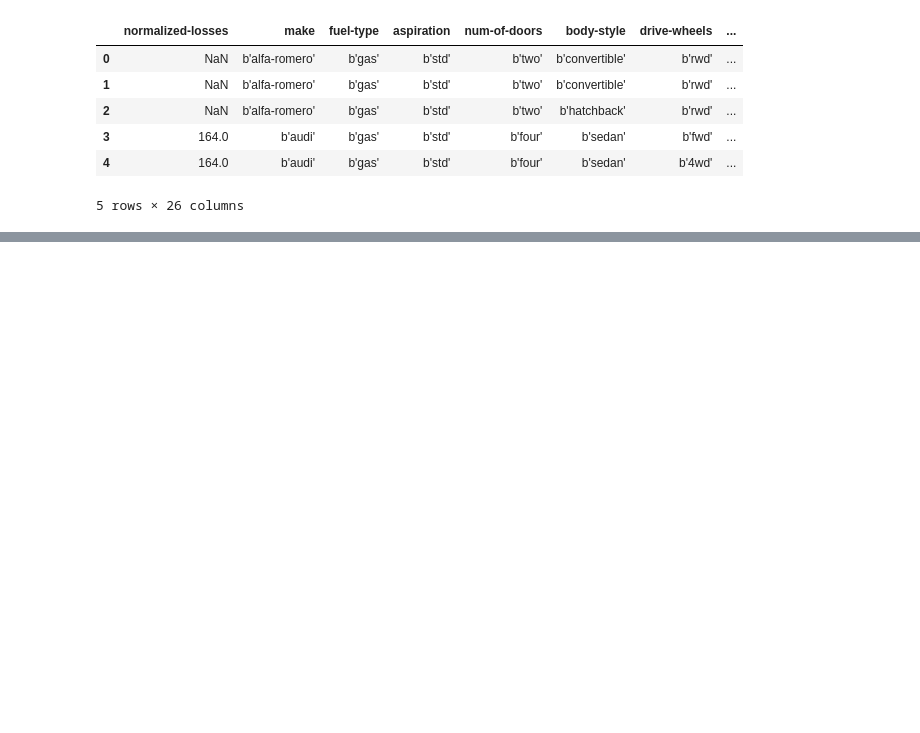
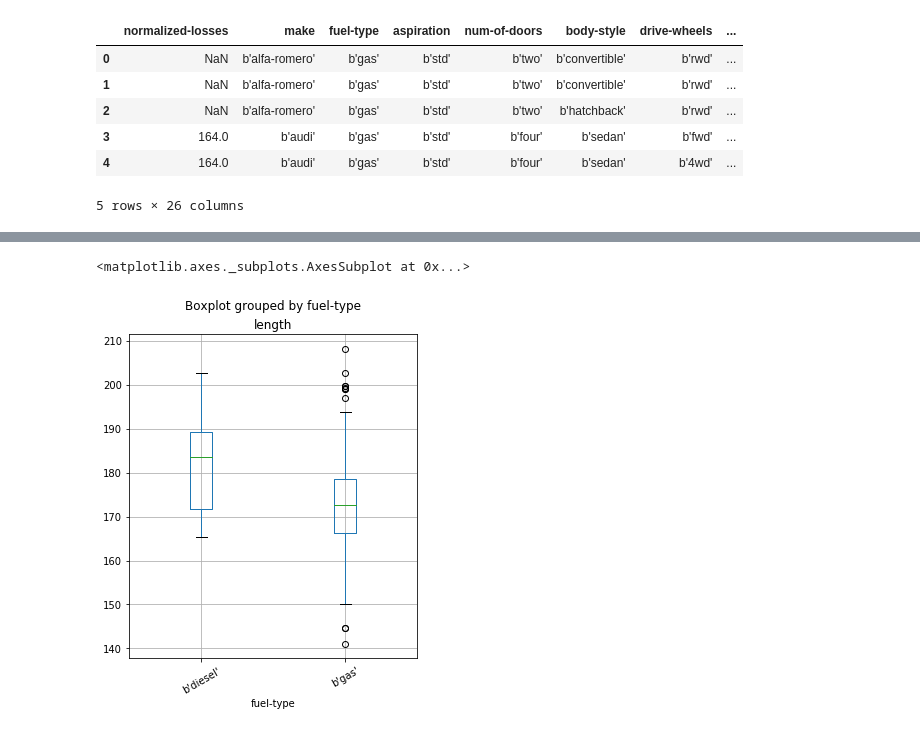
Before and after one commit to serrodcal-data-scientist/dataLab1, a Jupyter notebook: EDA.ipynb, the cells around one changed output, grey strips where cells are left out. Saved outputs shown, nothing was run; the diff lists cells and outputs as text; code cells hidden in the pictures; blank space fills up the shorter version.

```diff
--- a/EDA.ipynb
+++ b/EDA.ipynb
@@ -25,0 +66,6 @@ df.head()
+# %%
+# Here, I plot a boxplot of the legth column with respect to the two fuel-types of the autos from diesel and gas.
+df.boxplot('length','fuel-type',rot = 30,figsize=(5,6))
+# %% [output]
+<matplotlib.axes._subplots.AxesSubplot at 0x...>
+[figure, added]
```
Also changed, not shown: parts of 14 cells of this notebook, 2 other files.
